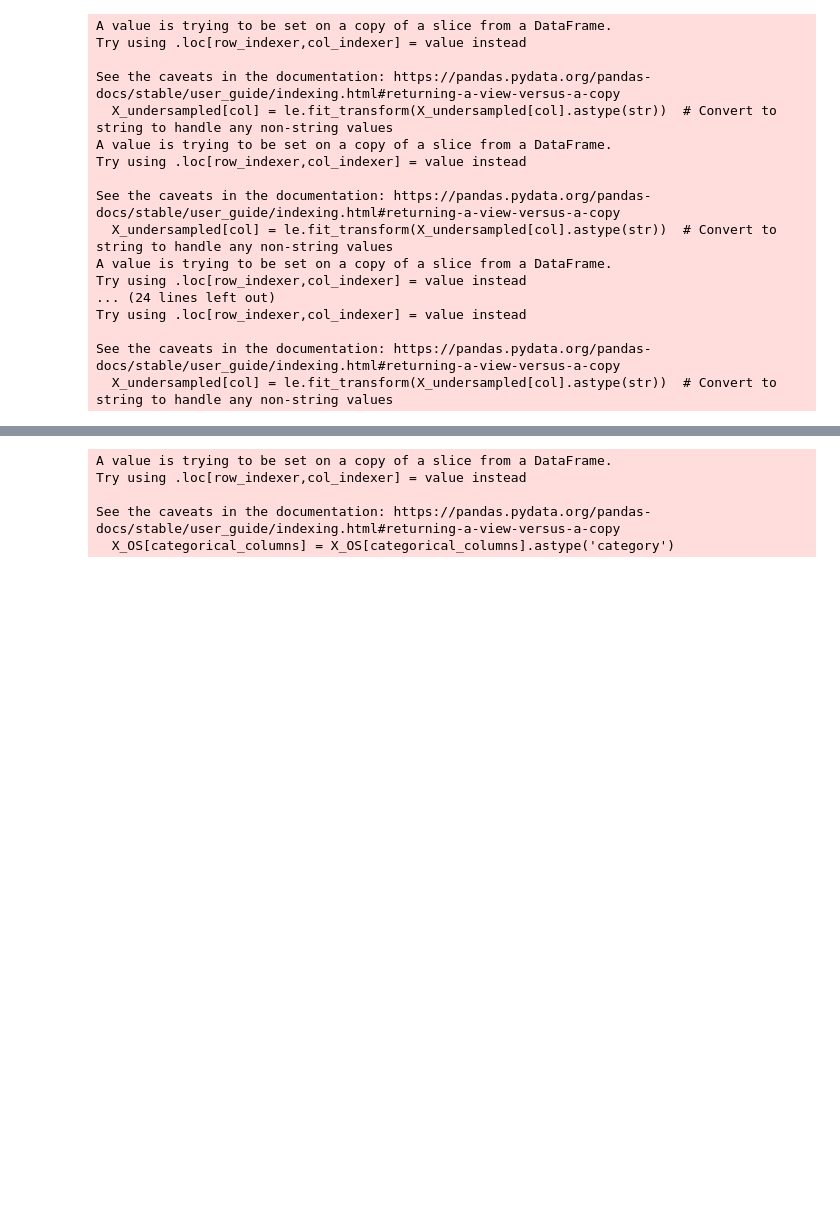
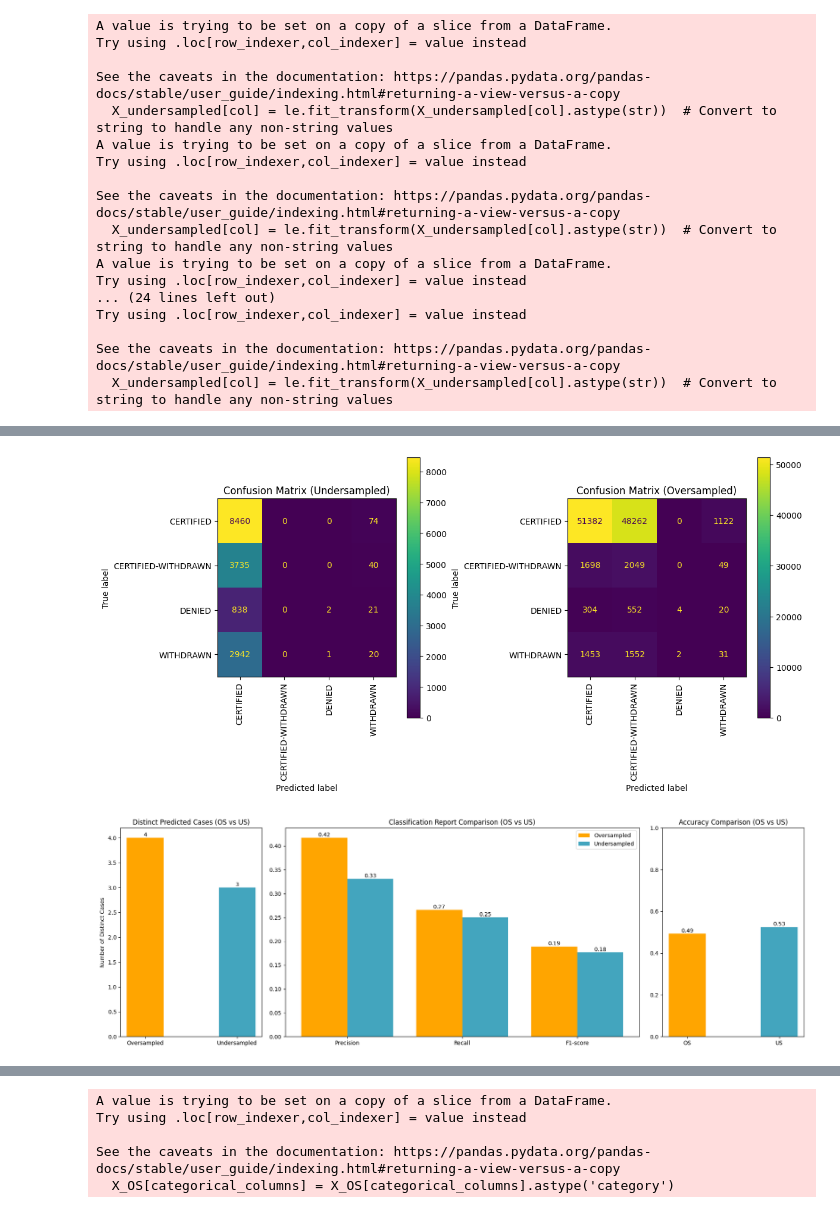
Before and after one commit to sujalsoni26/Visa-Acceptance-Prediction, a Jupyter notebook: code.ipynb, the cells around one changed output, grey strips where cells are left out. Saved outputs shown, nothing was run; the diff lists cells and outputs as text; code cells hidden in the pictures; blank space fills up the shorter version.

```diff
--- a/code.ipynb
+++ b/code.ipynb
@@ -1270,29 +1158,21 @@ plt.show()
 # %%
 from sklearn.naive_bayes import GaussianNB
+
+# Example: Using GaussianNB (Naive Bayes)
 nb_model = GaussianNB()
 
-# Fit the model to the training data
-nb_model.fit(X_train_US, y_train_US)
+# Use the evaluate_model function to evaluate the Naive Bayes model
+nb_accuracy_US, nb_conf_matrix_US, nb_class_report_US, unique_counts_nb_US = evaluate_model(
+    nb_model, X_train_US, y_train_US, X_test_US, y_test_US
+)
 
-# Make predictions on the test set
-y_nb_pred_US = nb_model.predict(X_test_US)
-
-# Evaluate the model
-nb_accuracy_US = accuracy_score(y_test_US, y_nb_pred_US)
-nb_conf_matrix_US = confusion_matrix(y_test_US, y_nb_pred_US)
-nb_class_report_US = classification_report(y_test_US, y_nb_pred_US, zero_division=0)
-
-predictions_nb_US = pd.DataFrame({
-    'Actual': y_test_US,
-    'Predicted': y_nb_pred_US
-})
-
-unique_counts_nb_US = predictions_nb_US['Predicted'].value_counts()
-
-# print(f'Naive Bayes Accuracy: {nb_accuracy_US:.2f}')
-# print('Naive Bayes Confusion Matrix:')
+# Print the evaluation results (optional)
+# print(f"Naive Bayes Accuracy: {nb_accuracy_US:.2f}")
+# print("Naive Bayes Confusion Matrix:")
 # print(nb_conf_matrix_US)
-# print('Naive Bayes Classification Report:')
+# print("Naive Bayes Classification Report:")
 # print(nb_class_report_US)
+# print("Unique Counts of Naive Bayes Predictions:")
+# print(unique_counts_nb_US)
 # %%
 from sklearn.naive_bayes import GaussianNB
@@ -1422,0 +1196,16 @@ plt.show()
+# %%
+# Function call to plot the Naive Bayes classification results
+plot_classification_results(
+    nb_conf_matrix_OS,        # Confusion matrix for oversampled data
+    nb_conf_matrix_US,        # Confusion matrix for undersampled data
+    nb_class_report_OS,       # Classification report for oversampled data (string format)
+    nb_class_report_US,       # Classification report for undersampled data (string format)
+    unique_counts_nb_OS,      # Unique predicted cases for oversampled data
+    unique_counts_nb_US,      # Unique predicted cases for undersampled data
+    nb_accuracy_OS,           # Accuracy for oversampled data
+    nb_accuracy_US,           # Accuracy for undersampled data
+    label_map                 # Dictionary mapping class labels to numeric values
+)
+# %% [output]
+[figure, added]
+[figure, added]
```
Also changed, not shown: parts of 32 cells of this notebook.
